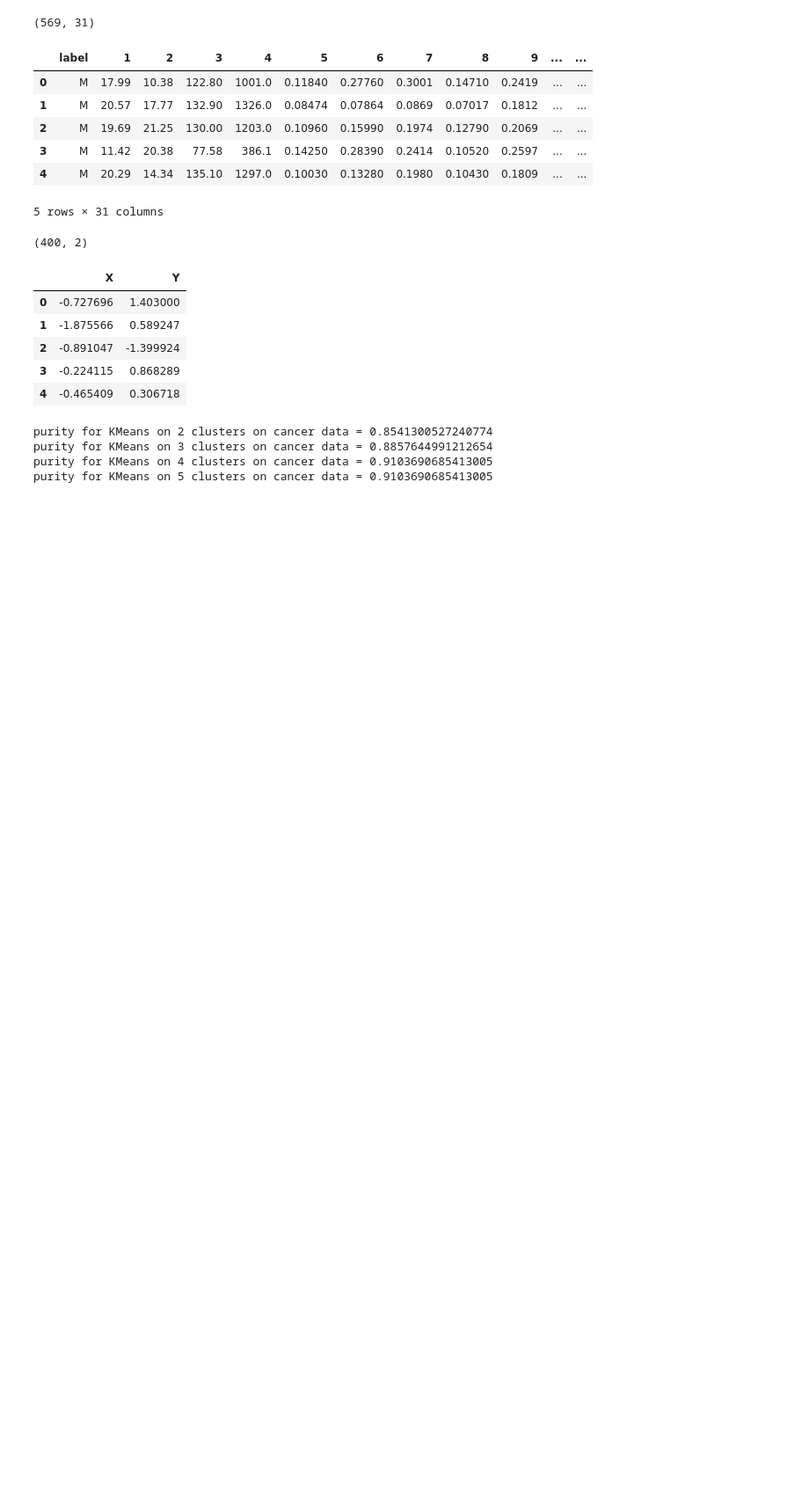
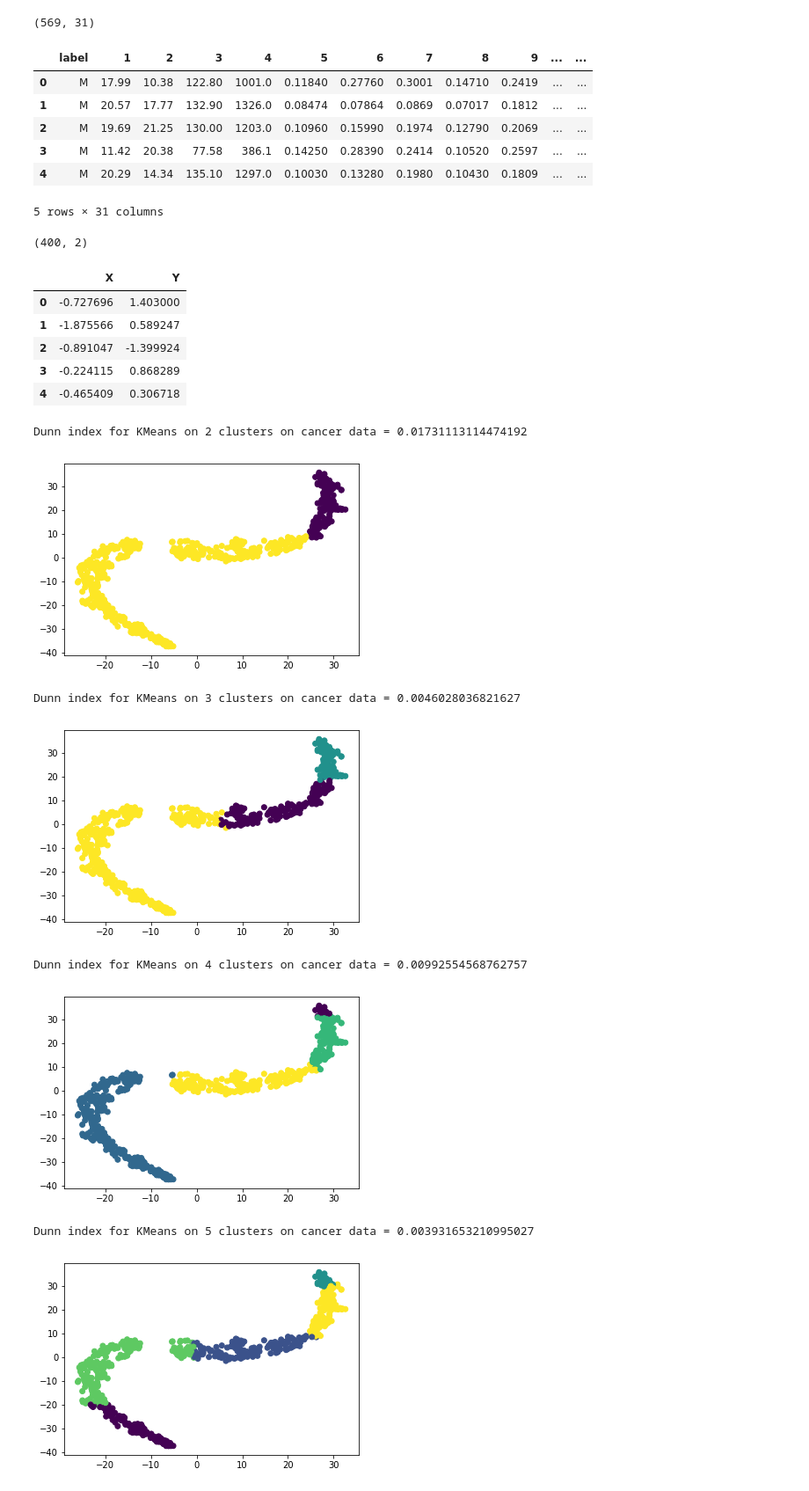
Before and after one commit to akhvorov/ml-1-ifmo-course, a Jupyter notebook: 2/Clusterization.ipynb, the cells around one changed output. Shown at 88% size. Drawn from its saved outputs; the diff is of its cells as text; code cells hidden in the pictures; blank space fills up the shorter version.

Commit message:
dunn index and t-SNE visualisation

```diff
--- a/2/Clusterization.ipynb
+++ b/2/Clusterization.ipynb
@@ -30,6 +32,23 @@ blobs_data.head()
 | 2 | -0.891047 | -1.399924 |
 | 3 | -0.224115 | 0.868289 |
 | 4 | -0.465409 | 0.306718 |
+# %%
+cancer2d = TSNE(n_components=2).fit_transform(cancer_features)
+blobs2d = TSNE(n_components=2).fit_transform(blobs_features)
+# %%
+def dunn_index(X, y, norm=np.linalg.norm):
+    min_outer = -1
+    max_inner = 0
+    for i in range(len(X)):
+        for j in range(i + 1, len(X)):
+            dist = norm(X[i] - X[j])
+            if y[i] == y[j]:
+                max_inner = max(max_inner, dist)
+            else:
+                if min_outer == -1:
+                    min_outer = dist
+                min_outer = min(min_outer, dist)
+    return min_outer / max_inner
 # %%
 def purity(y_pred, y_true):
     clusters_label_count = {}
@@ -50,6 +69,10 @@ def purity(y_pred, y_true):
     if count == 0:
         return 0.
     return score / count
+# %%
+def show_clusters(X, y):
+    plt.scatter(X[:, 0], X[:, 1], c=y)
+    plt.show()
 # %%
 class KMeans:
     def __init__(self, n_clusters, norm=np.linalg.norm, random_state=None):
@@ -89,14 +112,20 @@ class KMeans:
 # %%
 for n_clusters in range(2, 6):
     kmeans = KMeans(n_clusters=n_clusters)
     kmeans.fit(cancer_features, max_iter=10)
     pred = kmeans.predict(cancer_features)
-    print(f"purity for KMeans on {n_clusters} clusters on cancer data = {purity(y_pred=pred, y_true=cancer_labels)}")
+    score = dunn_index(cancer_features, pred)
+    print(f"Dunn index for KMeans on {n_clusters} clusters on cancer data = {score}")
+    show_clusters(cancer2d, pred)
 # %% [output]
-purity for KMeans on 2 clusters on cancer data = 0.8541300527240774
-purity for KMeans on 3 clusters on cancer data = 0.8857644991212654
-purity for KMeans on 4 clusters on cancer data = 0.9103690685413005
-purity for KMeans on 5 clusters on cancer data = 0.9103690685413005
+Dunn index for KMeans on 2 clusters on cancer data = 0.01731113114474192
+[figure, added]
+Dunn index for KMeans on 3 clusters on cancer data = 0.0046028036821627
+[figure, added]
+Dunn index for KMeans on 4 clusters on cancer data = 0.00992554568762757
+[figure, added]
+Dunn index for KMeans on 5 clusters on cancer data = 0.003931653210995027
+[figure, added]
 # %%
 for n_clusters in range(2, 6):
     kmeans = KMeans(n_clusters=n_clusters)
```
Also changed, not shown: parts of 10 cells of this notebook.
